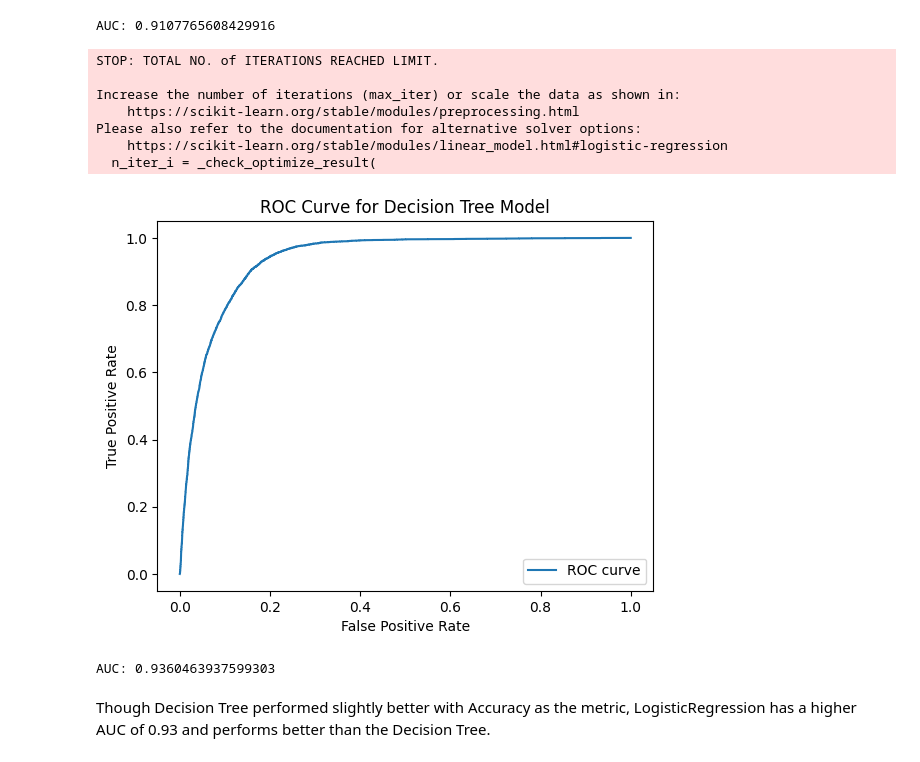
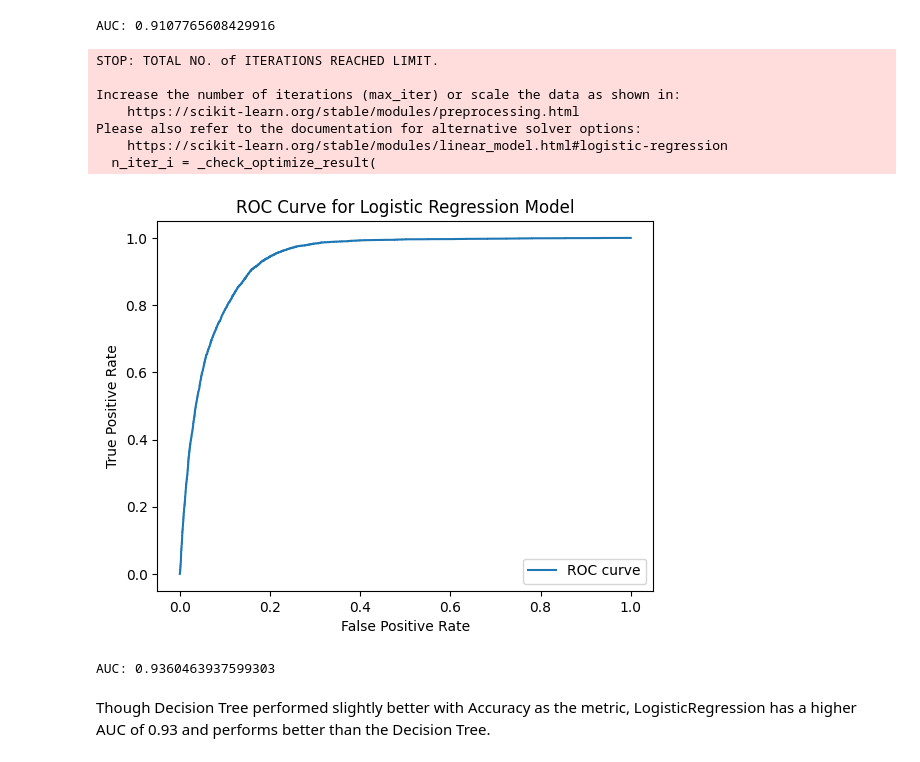
Before and after one commit to girishnath/machinelearning, a Jupyter notebook: comparing-classifiers/comparing-classifiers.ipynb, the cells around one changed output. Cells and saved outputs as stored; diff of their text form; code cells hidden in the pictures.

Commit message:
Uploading result images after rerunning notebook

```diff
--- a/comparing-classifiers/comparing-classifiers.ipynb
+++ b/comparing-classifiers/comparing-classifiers.ipynb
@@ -594,31 +594,31 @@ AUC: 0.9107765608429916
 # %%
 from sklearn.metrics import roc_curve, roc_auc_score
 
 lr_model = LogisticRegression().fit(X_train, y_train)
 
 # Calculate the ROC curve
 fpr, tpr, thresholds = roc_curve(y, lr_model.predict_proba(X)[:, 1])
 
 # Plot the ROC curve
 plt.plot(fpr, tpr, label='ROC curve')
 plt.xlabel('False Positive Rate')
 plt.ylabel('True Positive Rate')
-plt.title('ROC Curve for Decision Tree Model')
+plt.title('ROC Curve for Logistic Regression Model')
 plt.legend()
 plt.show()
 
 # Calculate the AUC
 auc = roc_auc_score(y, lr_model.predict_proba(X)[:, 1])
 print('AUC:', auc)
 # %% [output]
 STOP: TOTAL NO. of ITERATIONS REACHED LIMIT.
 
 Increase the number of iterations (max_iter) or scale the data as shown in:
     https://scikit-learn.org/stable/modules/preprocessing.html
 Please also refer to the documentation for alternative solver options:
     https://scikit-learn.org/stable/modules/linear_model.html#logistic-regression
   n_iter_i = _check_optimize_result(
-[figure, old version]
+[figure, new version]
 AUC: 0.9360463937599303
 # %% [markdown]
 Though Decision Tree performed slightly better with Accuracy as the metric, LogisticRegression has a higher AUC of 0.93 and performs better than the Decision Tree.
```
Also changed, not shown: parts of 9 cells of this notebook, 8 other files.
